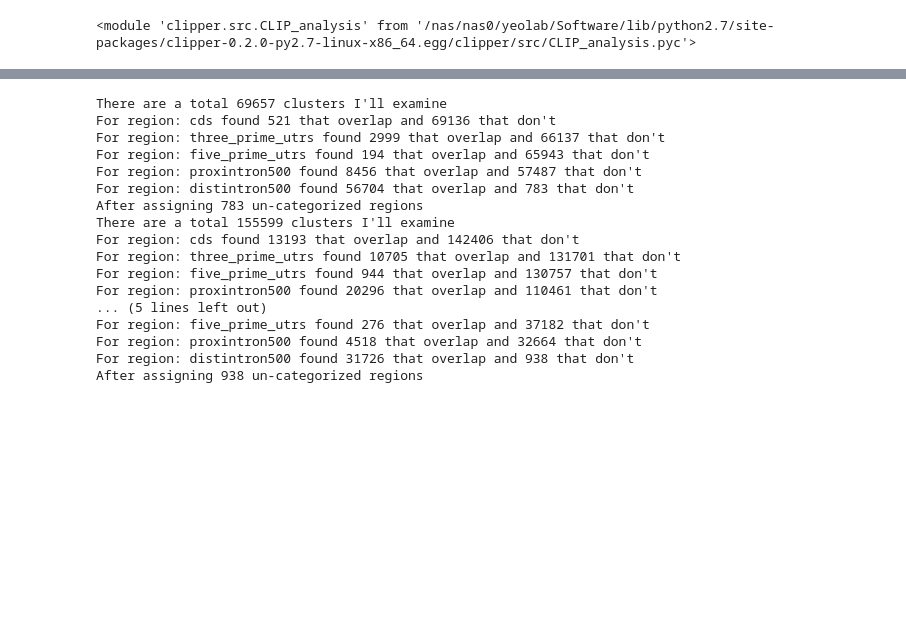
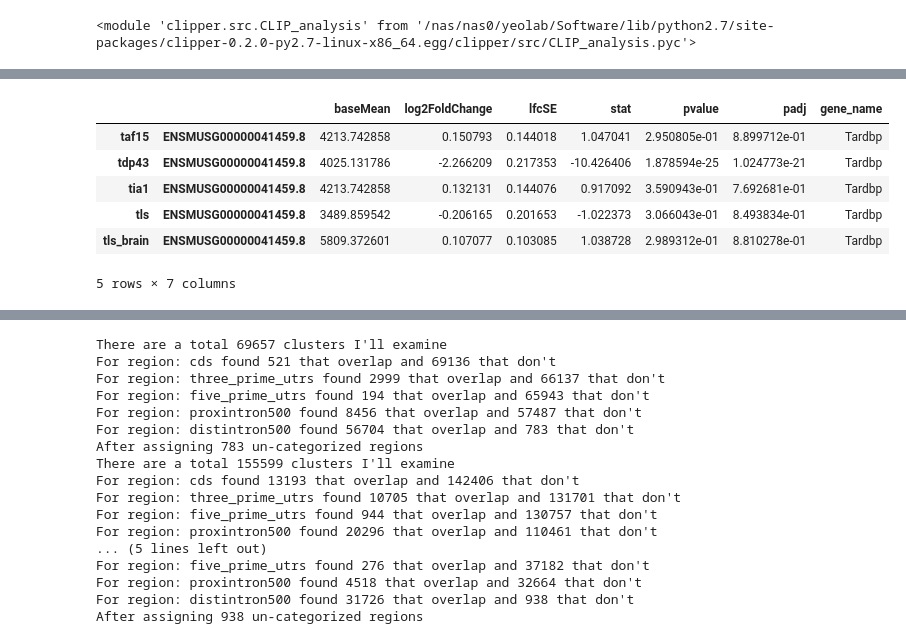
Before and after one commit to gpratt/iPython_Notebook, a Jupyter notebook: taf15/fet_rnaseq_clipseq_overlap.ipynb, the cells around one changed output, grey strips where cells are left out. Drawn from its saved outputs; the diff is of its cells as text; code cells hidden in the pictures; blank space fills up the shorter version.

```diff
--- a/taf15/fet_rnaseq_clipseq_overlap.ipynb
+++ b/taf15/fet_rnaseq_clipseq_overlap.ipynb
@@ -102,0 +144,10 @@ combined_df = pd.concat({"taf15": pd.read_table("/nas3/gpratt/projects/fet_famil
+# %%
+combined_df[combined_df['gene_name'] == "Tardbp"]
+# %% [output]
+|  |  | baseMean | log2FoldChange | lfcSE | stat | pvalue | padj | gene_name |
+| taf15 | ENSMUSG00000041459.8 | 4213.742858 | 0.150793 | 0.144018 | 1.047041 | 2.950805e-01 | 8.899712e-01 | Tardbp |
+| tdp43 | ENSMUSG00000041459.8 | 4025.131786 | -2.266209 | 0.217353 | -10.426406 | 1.878594e-25 | 1.024773e-21 | Tardbp |
+| tia1 | ENSMUSG00000041459.8 | 4213.742858 | 0.132131 | 0.144076 | 0.917092 | 3.590943e-01 | 7.692681e-01 | Tardbp |
+| tls | ENSMUSG00000041459.8 | 3489.859542 | -0.206165 | 0.201653 | -1.022373 | 3.066043e-01 | 8.493834e-01 | Tardbp |
+| tls_brain | ENSMUSG00000041459.8 | 5809.372601 | 0.107077 | 0.103085 | 1.038728 | 2.989312e-01 | 8.810278e-01 | Tardbp |
+5 rows × 7 columns
```
Also changed, not shown: parts of 36 cells of this notebook.
